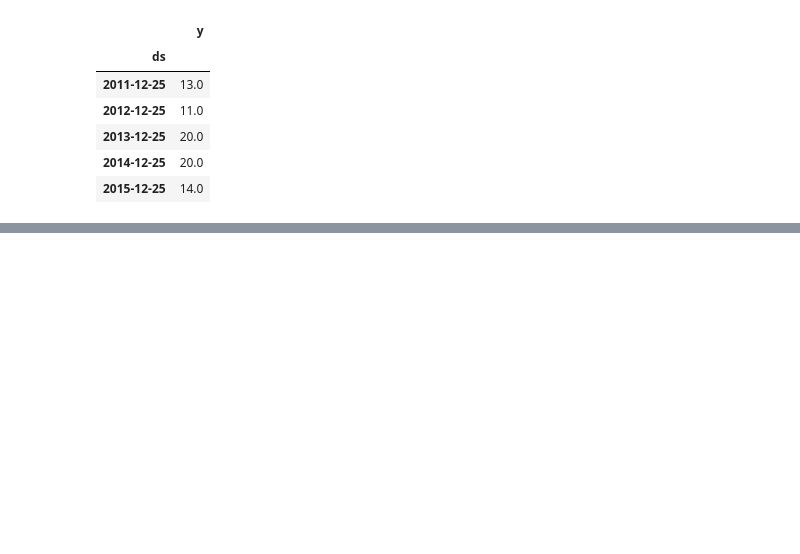
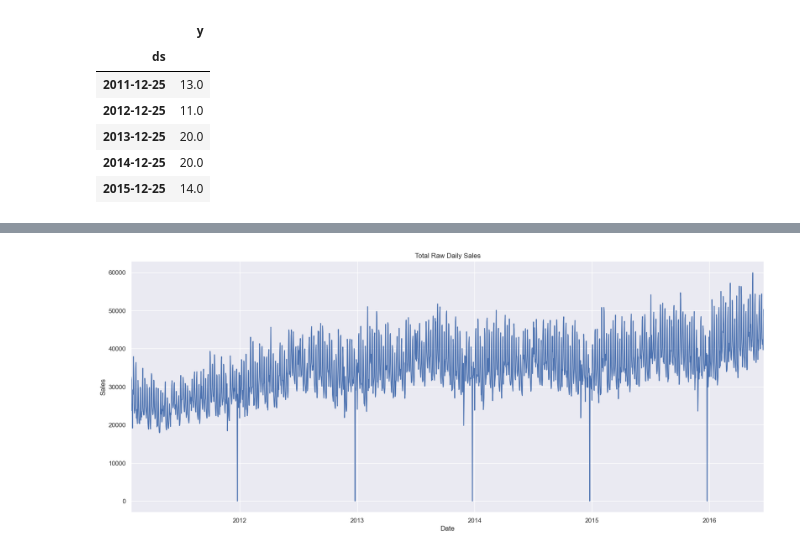
Before and after one commit to jclaudio019/retail-operations, a Jupyter notebook: 01_data_exploration.ipynb, the cells around one changed output, grey strips where cells are left out. Cells and saved outputs as stored; diff of their text form; code cells hidden in the pictures; blank space fills up the shorter version.

```diff
--- a/01_data_exploration.ipynb
+++ b/01_data_exploration.ipynb
@@ -134,0 +182,13 @@ category_daily_normalized.shape
+# %%
+# Identifying Christmas for the nromalized data set
+category_daily_event_enriched["is_christmas"] = (
+    category_daily_event_enriched["event_name_1"].eq("Christmas")
+    | category_daily_event_enriched["event_name_2"].eq("Christmas")
+)
+
+# By excluding Chirstmas sales we get our norml;aized data set
+category_daily_normalized = category_daily_event_enriched.loc[
+    ~category_daily_event_enriched["is_christmas"]
+].copy()
+
+category_daily_normalized.head()
@@ -134,0 +202,16 @@ category_daily_normalized.shape
+# %%
+# Now I want to compare the raw data agains the oroiginal and see how by removing Christmas sales affected the dataset
+# Daily Sales with Christmas
+daily_sales_with_christmas = (
+    category_daily_event_enriched
+    .groupby("ds", as_index=False)["y"]
+    .sum()
+)
+
+daily_sales_with_christmas[['ds', 'y']].plot(x="ds", y="y", figsize=(20,8), legend=False)
+plt.title("Total Raw Daily Sales")
+plt.xlabel("Date")
+plt.ylabel("Sales")
+plt.show()
+# %% [output]
+[figure, added]
```
Also changed, not shown: parts of 37 cells of this notebook, 1 other file.
